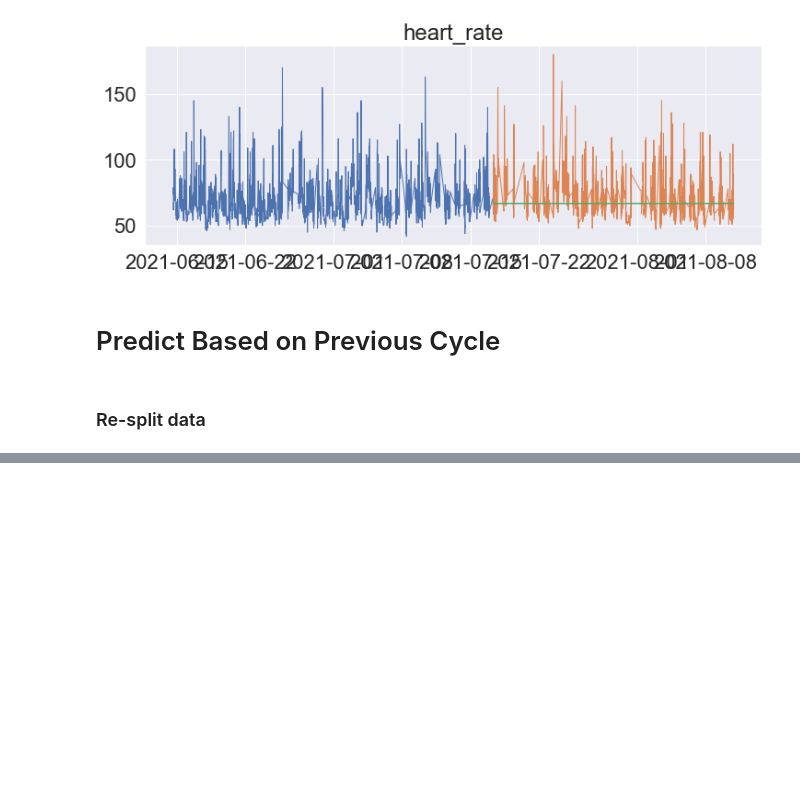
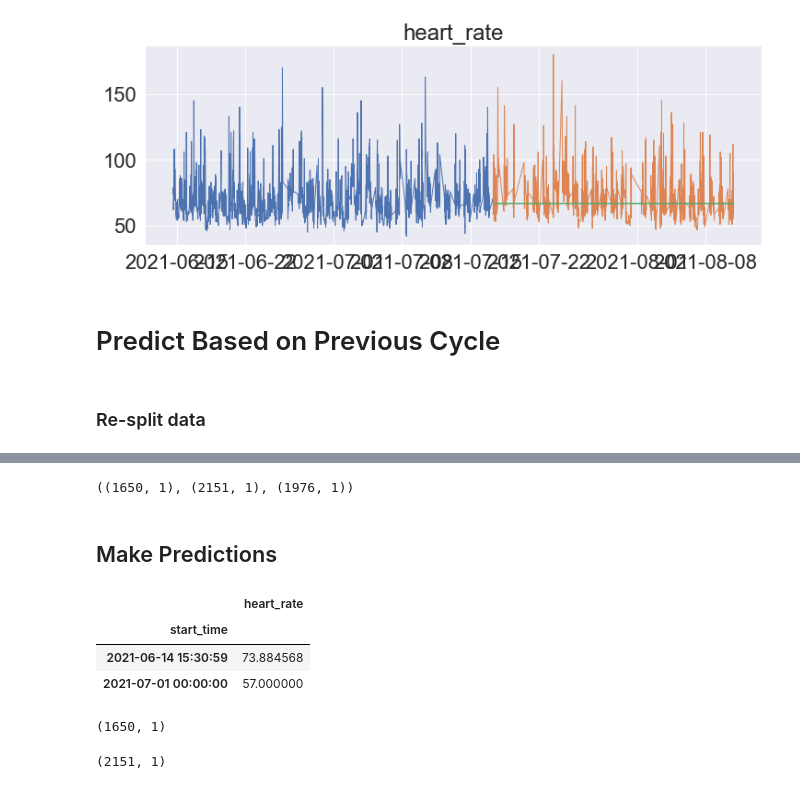
Before and after one commit to LinhQuach13/samsung_heart_rate_fit2, a Jupyter notebook: time_series_samsung_data.ipynb, the cells around one changed output, grey strips where cells are left out. Saved outputs shown, nothing was run; the diff lists cells and outputs as text; code cells hidden in the pictures; blank space fills up the shorter version.

```diff
--- a/time_series_samsung_data.ipynb
+++ b/time_series_samsung_data.ipynb
@@ -588,0 +598,27 @@ heart_rate -- RMSE: 13
+# %%
+train = new_df[:'2021-06']
+validate = new_df['2021-07']
+test = new_df['2021-08']
+# %%
+train.shape, validate.shape, test.shape
+# %% [output]
+((1650, 1), (2151, 1), (1976, 1))
+# %% [markdown]
+## Make Predictions
+# %%
+yhat_df = train['2021-06'] + train.diff(30).mean()
+# %%
+pd.concat([yhat_df.head(1), validate.head(1)])
+# %% [output]
+|  | heart_rate |
+| start_time |  |
+| 2021-06-14 15:30:59 | 73.884568 |
+| 2021-07-01 00:00:00 | 57.000000 |
+# %%
+yhat_df.shape
+# %% [output]
+(1650, 1)
+# %%
+validate.shape
+# %% [output]
+(2151, 1)
```
Also changed, not shown: parts of 1 cell of this notebook.
